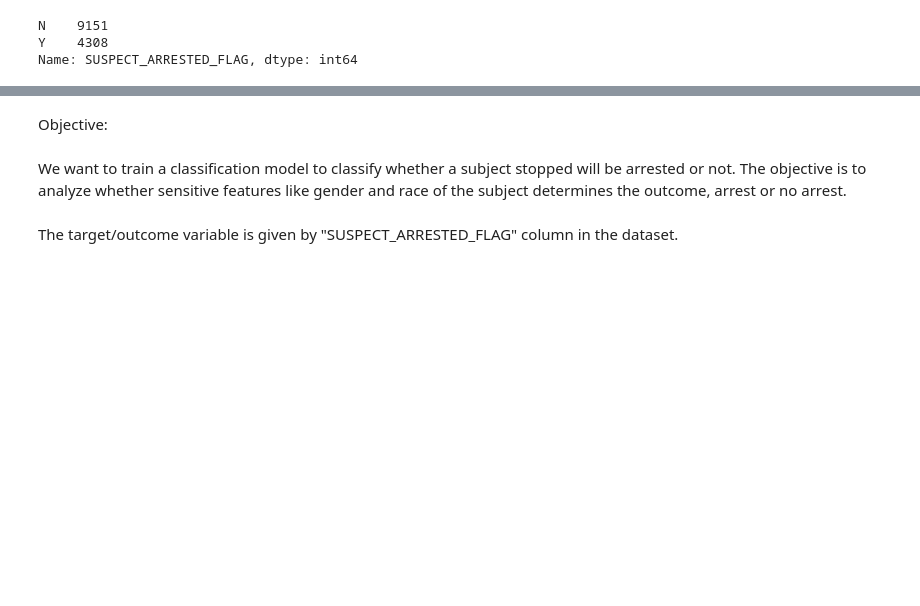
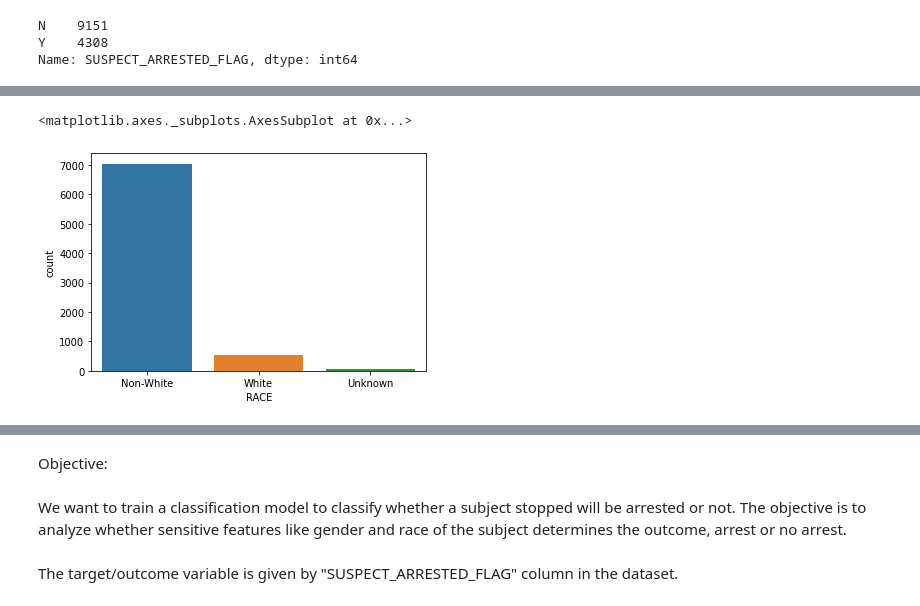
Before and after one commit to Ananyadevaraju/CE888---Assignment-1, a Jupyter notebook: Assignment_1.ipynb, the cells around one changed output, grey strips where cells are left out. Cells and saved outputs as stored; diff of their text form; code cells hidden in the pictures; blank space fills up the shorter version.

```diff
--- a/Assignment_1.ipynb
+++ b/Assignment_1.ipynb
@@ -125,0 +282,7 @@ Is the data imbalanced?
+# %%
+#racial distribution of subjects frisked
+frisked_df = stop_search_df[stop_search_df["FRISKED_FLAG"] == "Y"]
+sns.countplot(x = "RACE", data = frisked_df)
+# %% [output]
+<matplotlib.axes._subplots.AxesSubplot at 0x...>
+[figure, added]
```
Also changed, not shown: parts of 63 cells of this notebook.
